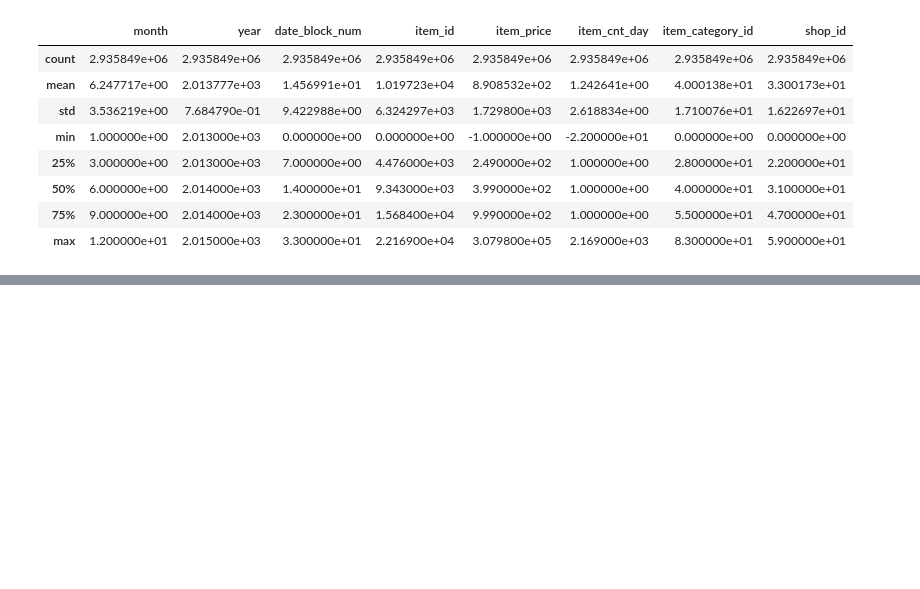
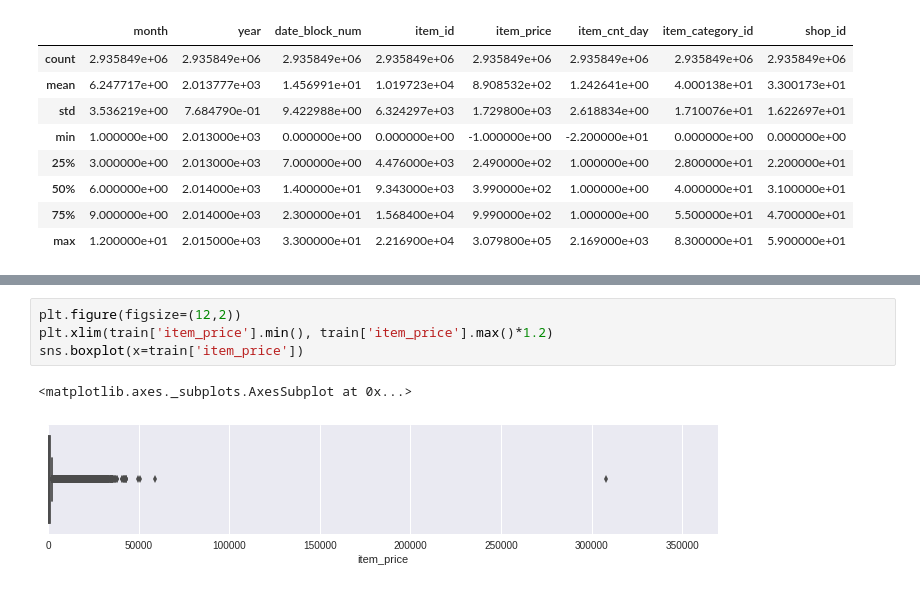
Before and after one commit to fabiansd/Predict-future-sales-Russian-market, a Jupyter notebook: PricePrediction.ipynb, the cells around one changed output, grey strips where cells are left out. Cells and saved outputs as stored; diff of their text form; blank space fills up the shorter version.

```diff
--- a/PricePrediction.ipynb
+++ b/PricePrediction.ipynb
@@ -75,0 +100,7 @@ train.describe()
+# %%
+plt.figure(figsize=(12,2))
+plt.xlim(train['item_price'].min(), train['item_price'].max()*1.2)
+sns.boxplot(x=train['item_price'])
+# %% [output]
+<matplotlib.axes._subplots.AxesSubplot at 0x...>
+[figure, added]
```
Also changed, not shown: parts of 19 cells of this notebook.
